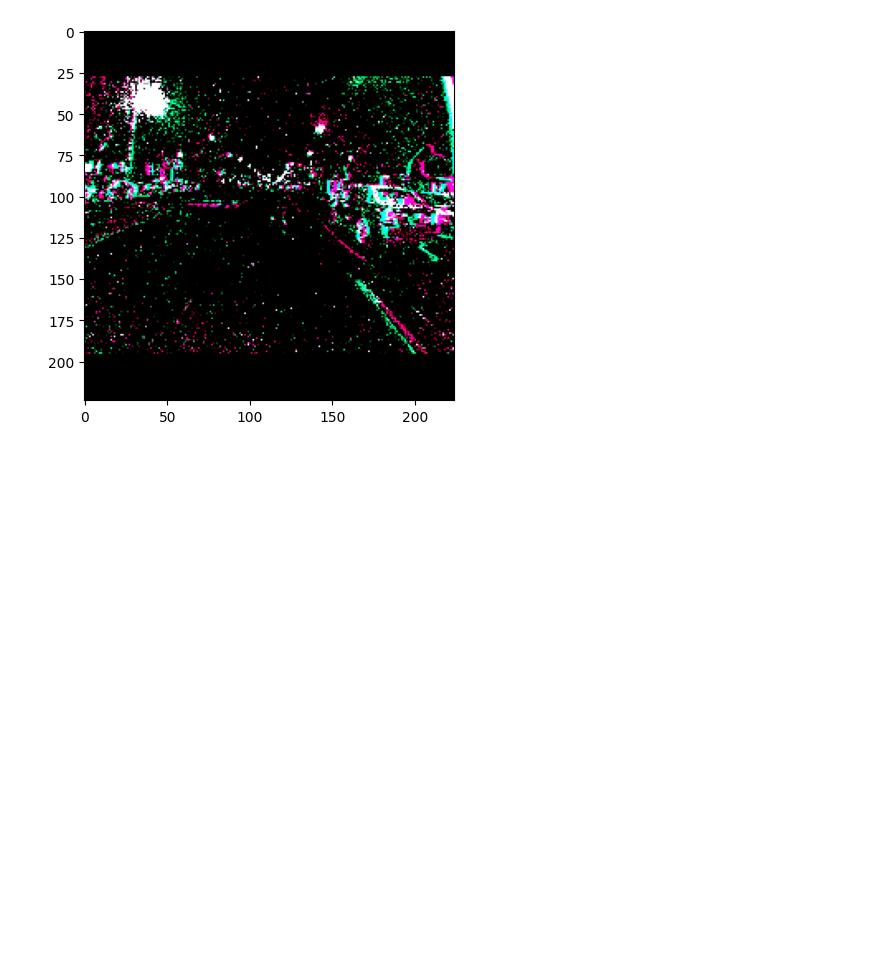
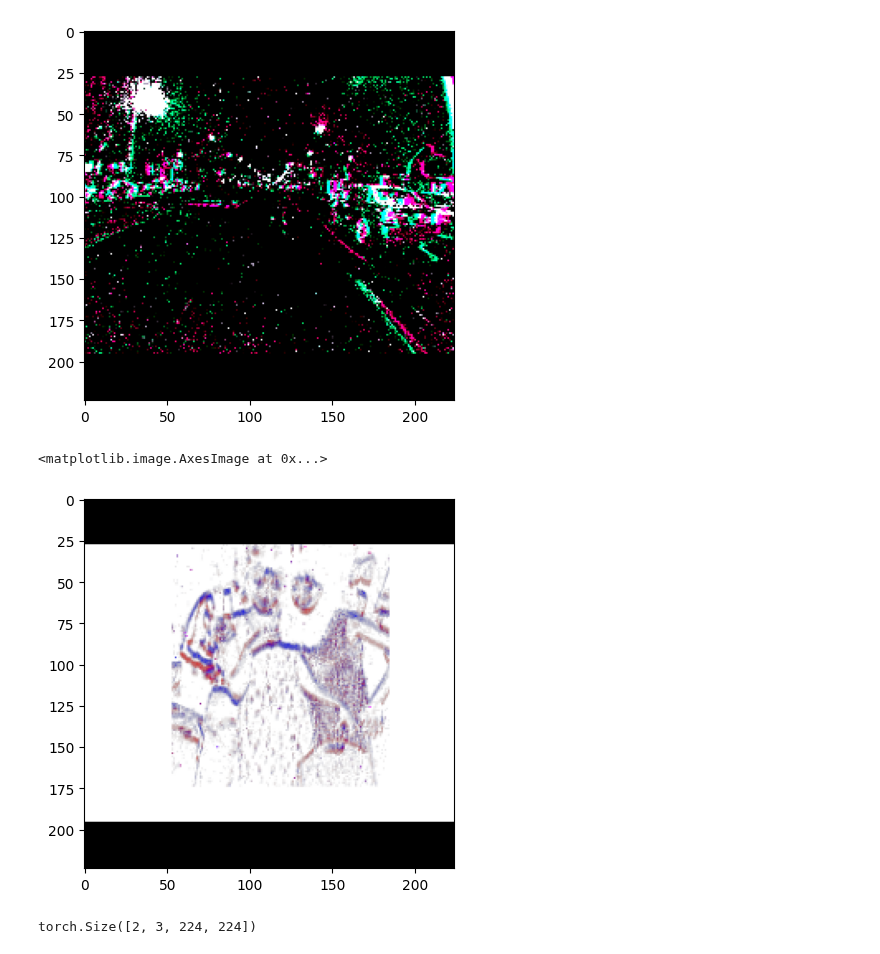
Before and after one commit to ucsd-hdsi-dvs/Events-ImageBind, a Jupyter notebook: test.ipynb, the cells around one changed output. Cells and saved outputs as stored; diff of their text form; code cells hidden in the pictures; blank space fills up the shorter version.

Commit message:
add caltech and cars datasets add train file

```diff
--- a/test.ipynb
+++ b/test.ipynb
@@ -688,7 +725,31 @@ Clipping input data to the valid range for imshow with RGB data ([0..1] for floa
 # %%
-from datasets.caltech import NCaltech101
+from datasets.eclipdatasets.caltech import NCaltech101
 root='/tsukimi/datasets/N-Caltech101/testing'
-dataset=NCaltech101(root)
+dataset=NCaltech101(root,augmentation=True)
+# %%
+from datasets.eclipdatasets.event2img import Event2ImageDataset
+from torchvision import transforms
+frame_normalize = transforms.Compose([
+                transforms.ToTensor(),
+                resize_pad])
+dataset=Event2ImageDataset(event_dataset=dataset,transforms=frame_normalize,quantize_args=dict(
+            max_imgs=2,
+            split_method='event_count',
+            convert_method='event_histogram',
+            N=20000,
+            grayscale=False,
+            count_non_zero=False,  # hotpixel statistics
+            background_mask=True,  # apply white background via alpha-masking
+        ))
+# %%
+plt.imshow(dataset[0]['img'][0].permute(1,2,0))
+# %% [output]
+<matplotlib.image.AxesImage at 0x...>
+[figure, added]
+# %%
+dataset[0]['img'].shape
+# %% [output]
+torch.Size([2, 3, 224, 224])
 # %%
 dataset[0]
 # %% [output]
```
Also changed, not shown: parts of 6 cells of this notebook, 8 other files.
